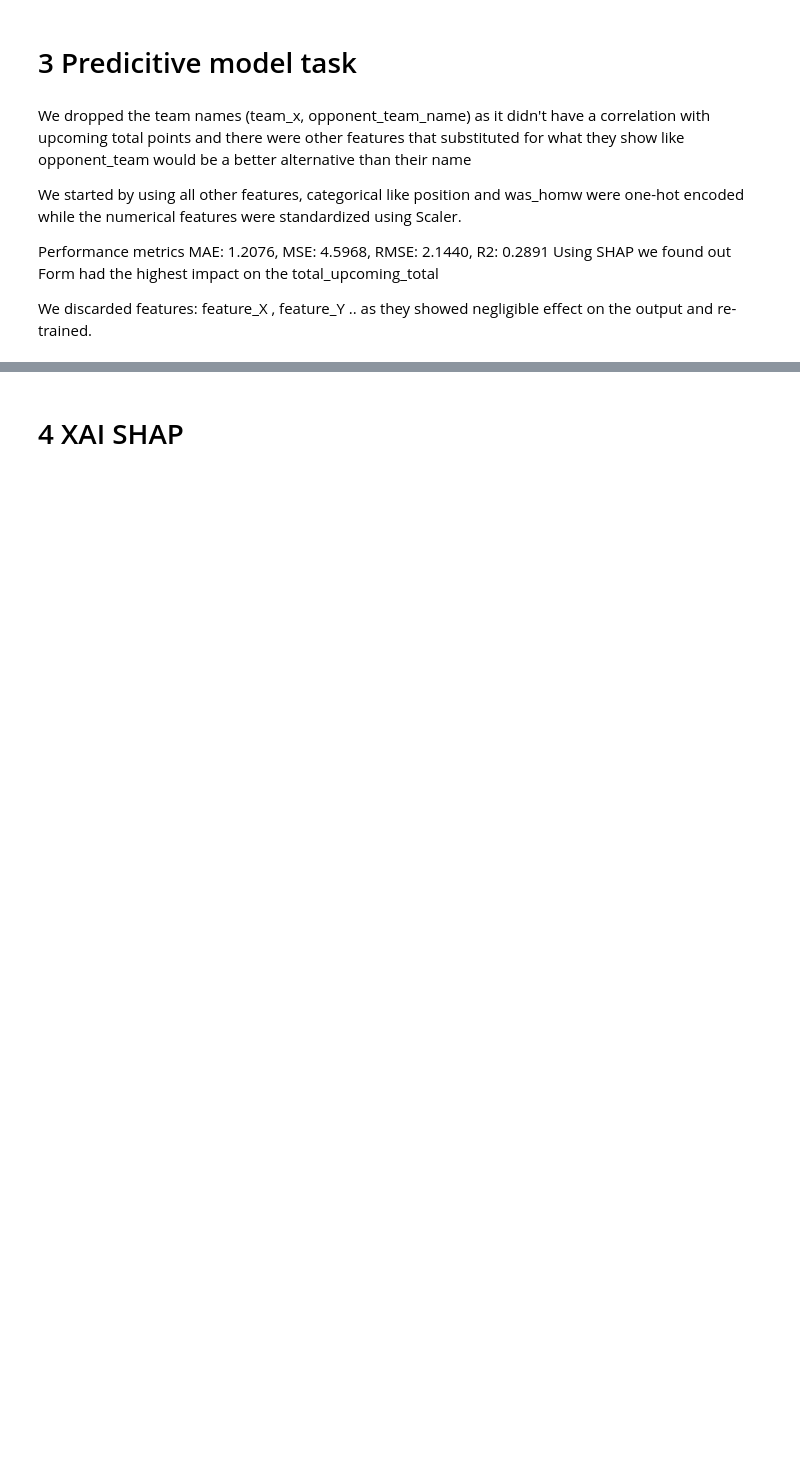
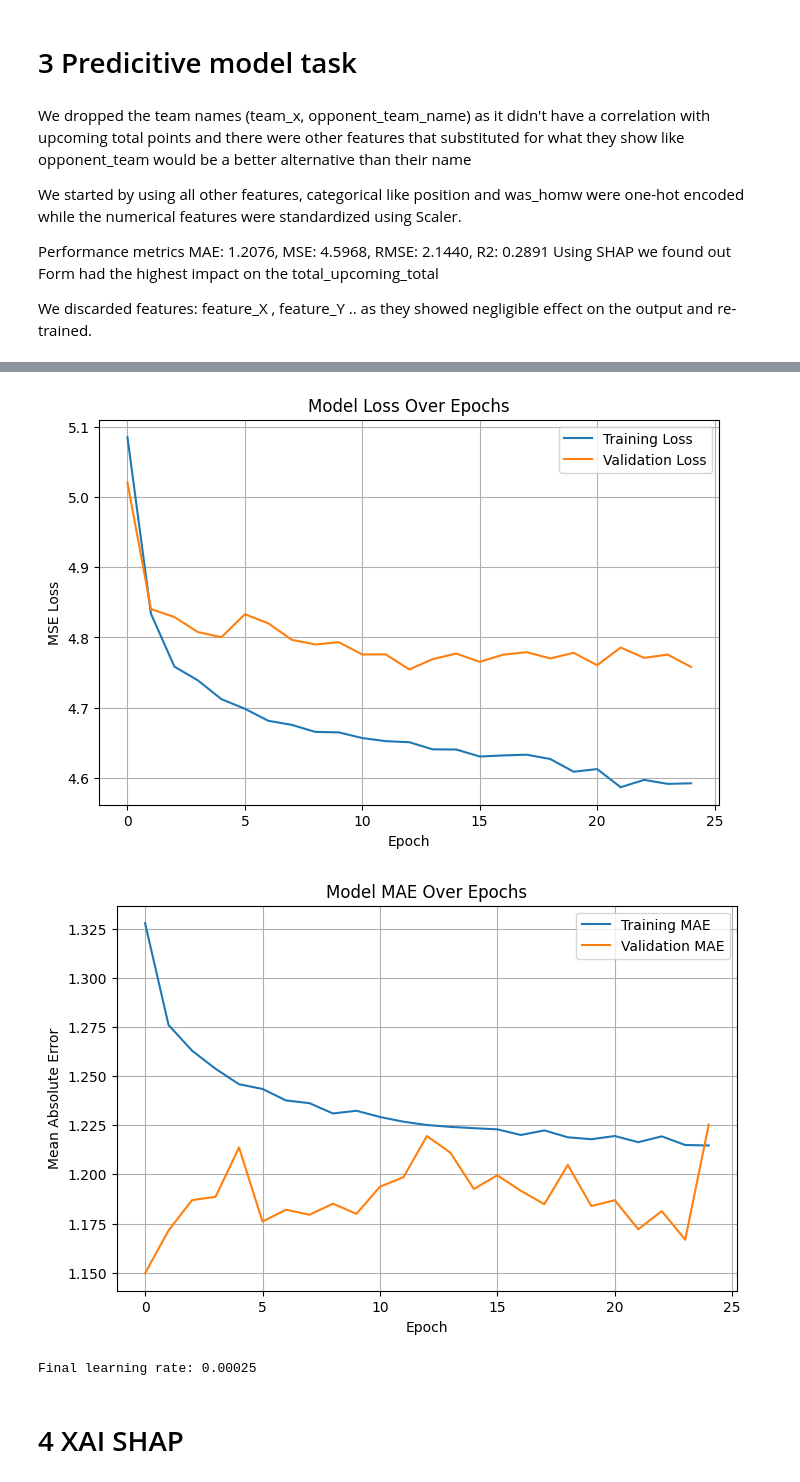
Before and after one commit to omarabushanab/FPL-Predictive-Model, a Jupyter notebook: src/Untitled58.ipynb, the cells around one changed output, grey strips where cells are left out. Cells and saved outputs as stored; diff of their text form; code cells hidden in the pictures; blank space fills up the shorter version.

```diff
--- a/src/Untitled58.ipynb
+++ b/src/Untitled58.ipynb
@@ -894,3 +891,37 @@ MAE: 1.1830, MSE: 4.5970, RMSE: 2.1441, R2: 0.2891
+# %%
+import matplotlib.pyplot as plt
+
+# Retrieve training history
+history_dict = history.history
+
+# Plot training vs validation loss
+plt.figure(figsize=(8, 5))
+plt.plot(history_dict['loss'], label='Training Loss')
+plt.plot(history_dict['val_loss'], label='Validation Loss')
+plt.title('Model Loss Over Epochs')
+plt.xlabel('Epoch')
+plt.ylabel('MSE Loss')
+plt.legend()
+plt.grid(True)
+plt.show()
+
+# Plot MAE
+plt.figure(figsize=(8, 5))
+plt.plot(history_dict['mae'], label='Training MAE')
+plt.plot(history_dict['val_mae'], label='Validation MAE')
+plt.title('Model MAE Over Epochs')
+plt.xlabel('Epoch')
+plt.ylabel('Mean Absolute Error')
+plt.legend()
+plt.grid(True)
+plt.show()
+
+lrs = model.optimizer.learning_rate.numpy()
+print("Final learning rate:", lrs)
+# %% [output]
+[figure, added]
+[figure, added]
+Final learning rate: 0.00025
 # %% [markdown]
 # 4 XAI SHAP
 # %%
```
Also changed, not shown: parts of 15 cells of this notebook.
